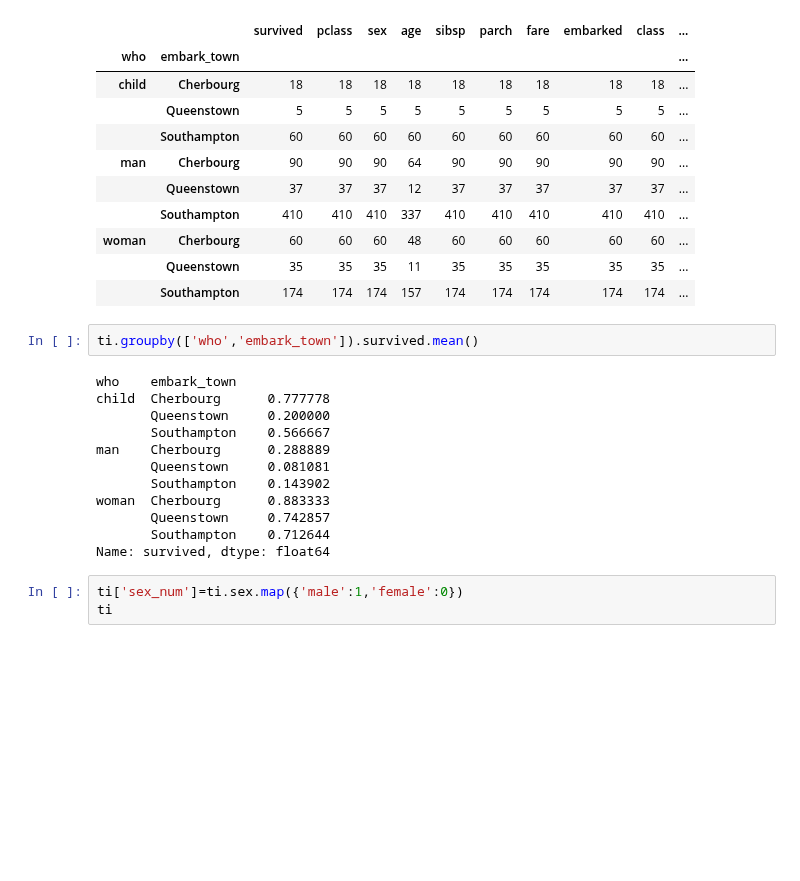
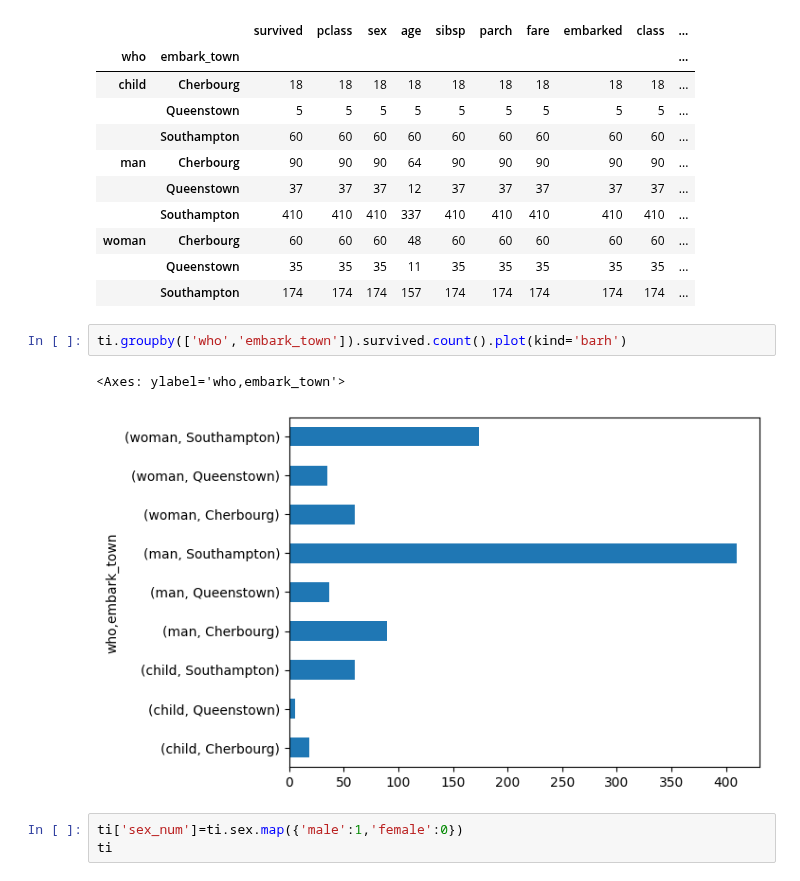
Before and after one commit to juneedpk/vscode-jupyter, a Jupyter notebook: tips_pandas.ipynb, the cells around one changed output. Cells and saved outputs as stored; diff of their text form; blank space fills up the shorter version.

```diff
--- a/tips_pandas.ipynb
+++ b/tips_pandas.ipynb
@@ -230,19 +230,10 @@ ti.groupby(['who','embark_town']).count()
 |  | Queenstown | 35 | 35 | 35 | 11 | 35 | 35 | 35 | 35 | 35 | ... |
 |  | Southampton | 174 | 174 | 174 | 157 | 174 | 174 | 174 | 174 | 174 | ... |
 # %%
-ti.groupby(['who','embark_town']).survived.mean()
+ti.groupby(['who','embark_town']).survived.count().plot(kind='barh')
 # %% [output]
-who    embark_town
-child  Cherbourg      0.777778
-       Queenstown     0.200000
-       Southampton    0.566667
-man    Cherbourg      0.288889
-       Queenstown     0.081081
-       Southampton    0.143902
-woman  Cherbourg      0.883333
-       Queenstown     0.742857
-       Southampton    0.712644
-Name: survived, dtype: float64
+<Axes: ylabel='who,embark_town'>
+[figure, added]
 # %%
 ti['sex_num']=ti.sex.map({'male':1,'female':0})
 ti
```
Also changed, not shown: parts of 6 cells of this notebook, 7 other files.
